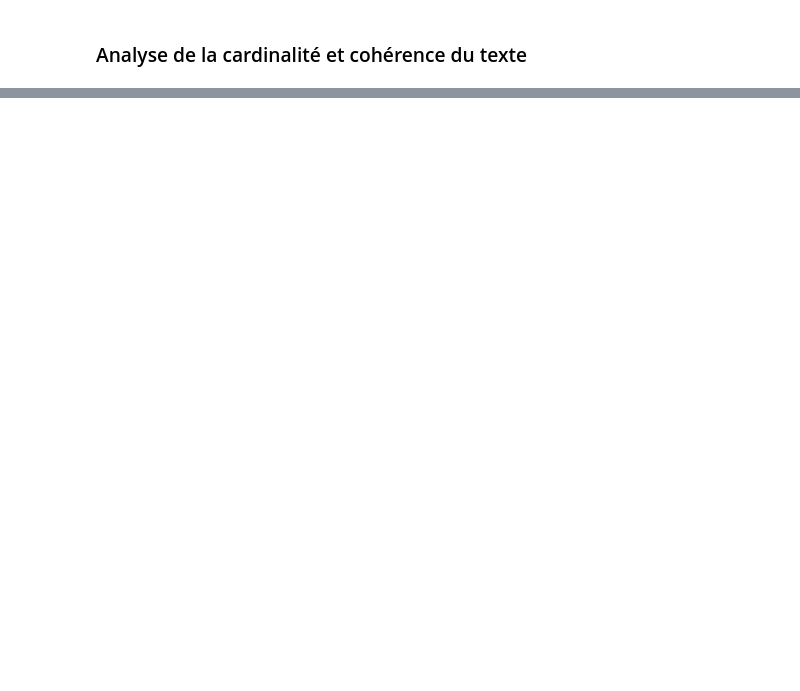
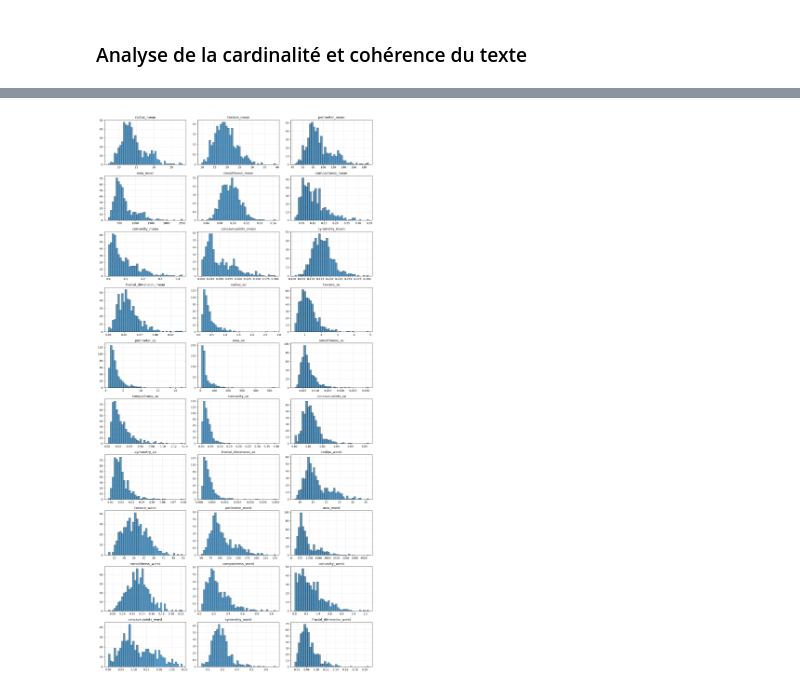
Before and after one commit to philippelaurens/building-perceptron, a Jupyter notebook: notebooks/eda.ipynb, the cells around one changed output, grey strips where cells are left out. Cells and saved outputs as stored; diff of their text form; code cells hidden in the pictures; blank space fills up the shorter version.

```diff
--- a/notebooks/eda.ipynb
+++ b/notebooks/eda.ipynb
@@ -187,0 +196,41 @@ df.describe()
+# %%
+import matplotlib.pyplot as plt
+import seaborn as sns
+from typing import Dict, Tuple, Optional, Any, List, Iterable
+import math
+
+def plot_numeric_histograms(
+    X: pd.DataFrame,
+    bins: int = 40,
+    n_cols: int = 3,
+    figsize_per_col: Tuple[int, int] = (5, 3),
+) -> None:
+    """
+    Affiche les histogrammes de toutes les colonnes numériques.
+
+    Parameters
+    ----------
+    X : pd.DataFrame
+        Données d'entrée.
+    bins : int
+        Nombre de bins pour les histogrammes.
+    n_cols : int
+        Nombre de graphes par ligne.
+    figsize_per_col : tuple
+        Taille d'un subplot (largeur, hauteur).
+    """
+    num_cols = X.select_dtypes(include=["number"]).columns
+    n_plots = len(num_cols)
+    if n_plots == 0:
+        return
+    n_rows = math.ceil(n_plots / n_cols)
+    plt.figure(figsize=(n_cols * figsize_per_col[0], n_rows * figsize_per_col[1]))
+    for i, col in enumerate(num_cols, 1):
+        plt.subplot(n_rows, n_cols, i)
+        sns.histplot(X[col].dropna(), bins=bins)
+        plt.xlabel("")   # masque axe X
+        plt.ylabel("")   # masque axe Y
+        plt.grid(True, alpha=0.3)
+        plt.title(col)
+    plt.tight_layout()
+    plt.show()
@@ -187,0 +250,4 @@ df.describe()
+# %%
+plot_numeric_histograms(df, bins=40, n_cols=3)
+# %% [output]
+[figure, added]
```
Also changed, not shown: parts of 37 cells of this notebook, 1 other file.
